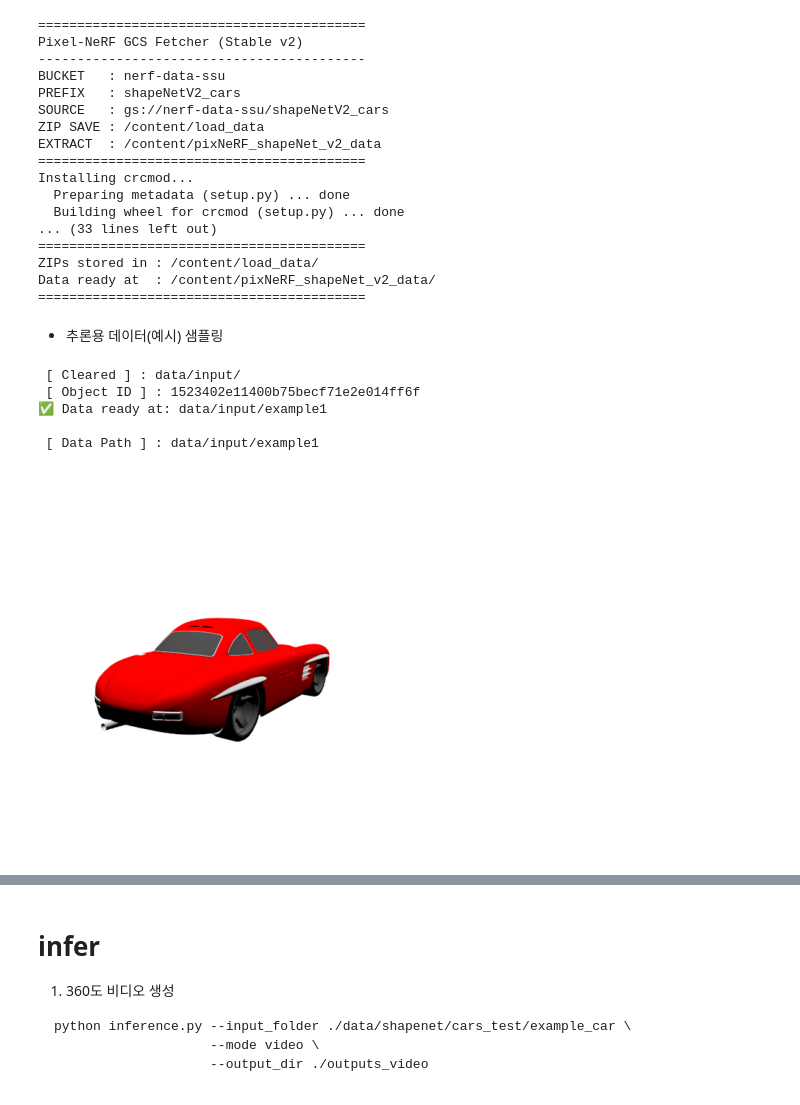
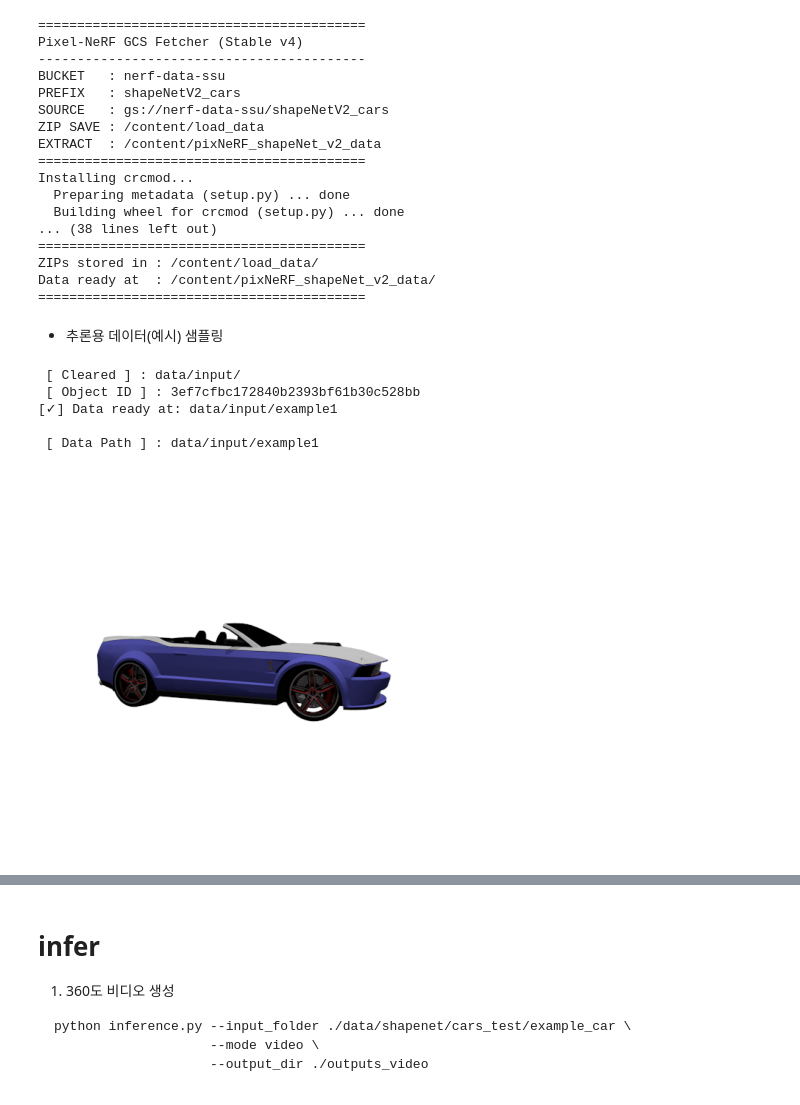
Before and after one commit to JY-maru/pixelNeRF-SSU, a Jupyter notebook: infer.ipynb, the cells around one changed output, grey strips where cells are left out. Saved outputs shown, nothing was run; the diff lists cells and outputs as text; code cells hidden in the pictures.

```diff
--- a/infer.ipynb
+++ b/infer.ipynb
@@ -12,10 +12,11 @@ Mounted at /content/drive
 # %%
 # Usage: bash scripts/fetch2local.sh -from <bucket/prefix> [-to <extract_path>]
 #       -to : /content/pixNeRF_shapeNet_v2_data [DEFAULT]
-!bash fetch2local.sh -from nerf-data-ssu/shapeNetV2_cars
+!bash fetch2local.sh -from nerf-data-ssu/shapeNetV2_cars \
+                    -to /content/pixNeRF_shapeNet_v2_data
 # %% [output]
 ==========================================
-Pixel-NeRF GCS Fetcher (Stable v2)
+Pixel-NeRF GCS Fetcher (Stable v4)
 ------------------------------------------
 BUCKET   : nerf-data-ssu
 PREFIX   : shapeNetV2_cars
@@ -26,7 +27,7 @@ EXTRACT  : /content/pixNeRF_shapeNet_v2_data
 Installing crcmod...
   Preparing metadata (setup.py) ... done
   Building wheel for crcmod (setup.py) ... done
-... (33 lines left out)
+... (38 lines left out)
 ==========================================
 ZIPs stored in : /content/load_data/
 Data ready at  : /content/pixNeRF_shapeNet_v2_data/
@@ -39,37 +40,37 @@ import glob
 import shutil
 import importlib
 import matplotlib.pyplot as plt
 import matplotlib.image as mpimg
 
 from inference import DataPreprocessor
 
 
 # ================= Configuration =================
 SOURCE_DATA_ROOT = "/content/pixNeRF_shapeNet_v2_data/cars_test"
 TARGET_ROOT = "data/input/"
 OUTPUT_DIR_NAME = "example1"
 NUM_VIEWS = 6
 MAX_ELEVATION = 50.0
-TARGET_ID = "1523402e11400b75becf71e2e014ff6f"
+TARGET_ID = "3ef7cfbc172840b2393bf61b30c528bb"
 # =================================================
 
 preprocessor = DataPreprocessor(SOURCE_DATA_ROOT, TARGET_ROOT, OUTPUT_DIR_NAME)
 generated_path, selected_obj_id = preprocessor.prepare_data(NUM_VIEWS, MAX_ELEVATION, TARGET_ID)
 
 if generated_path:
     print(f"\n [ Data Path ] : {generated_path}")
     preview_images = glob.glob(os.path.join(generated_path, 'rgb', '*'))
     if preview_images:
         plt.imshow(mpimg.imread(preview_images[0]))
         plt.axis('off')
         plt.show()
 # %% [output]
  [ Cleared ] : data/input/
- [ Object ID ] : 1523402e11400b75becf71e2e014ff6f
-✅ Data ready at: data/input/example1
+ [ Object ID ] : 3ef7cfbc172840b2393bf61b30c528bb
+[✓] Data ready at: data/input/example1
 
  [ Data Path ] : data/input/example1
-[figure, old version]
+[figure, new version]
 # %%
 import os
 import glob
```
Also changed, not shown: parts of 5 cells of this notebook, 26 other files.
